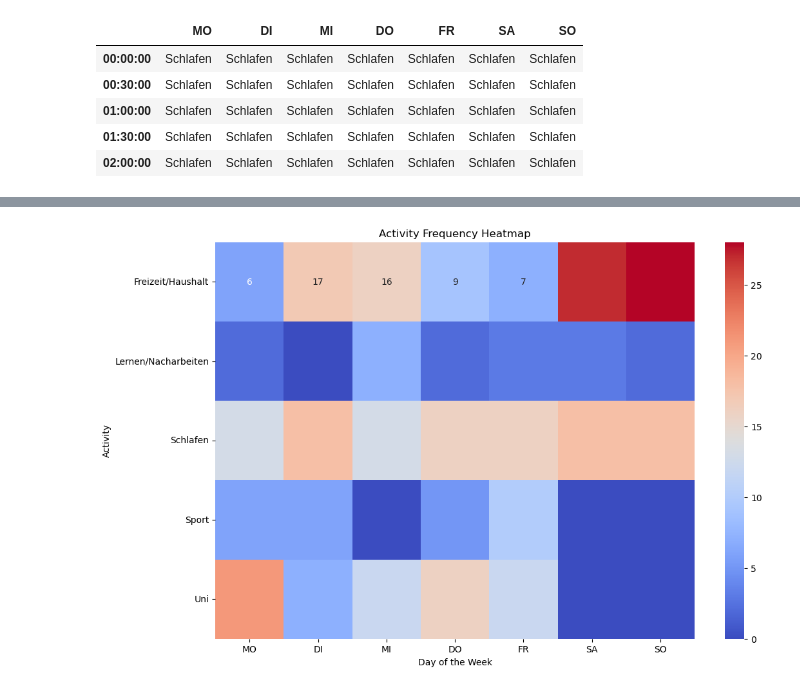
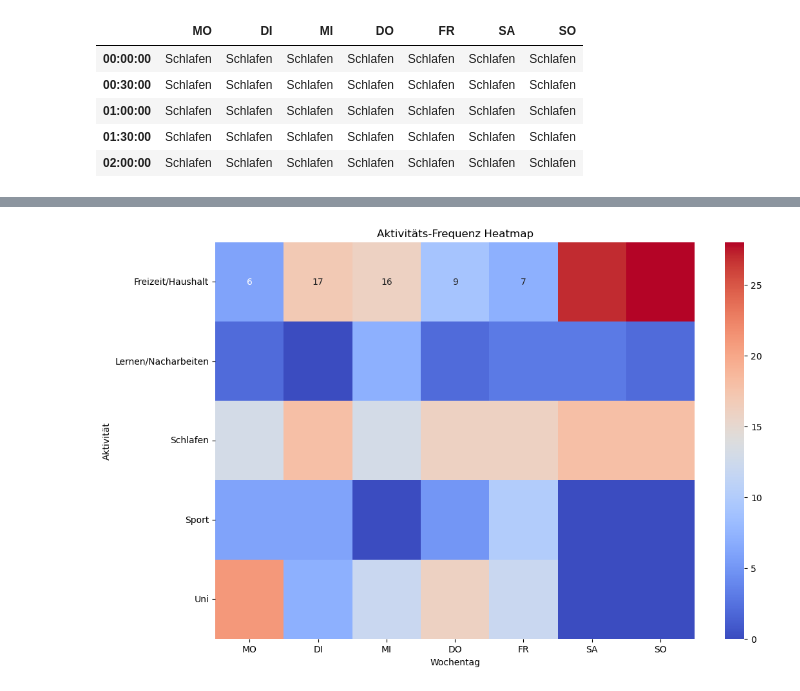
Before and after one commit to MarvinPahling/Time-Management-Analysis-Project, a Jupyter notebook: Zeiteinteilung.ipynb, the cells around one changed output, grey strips where cells are left out. Saved outputs shown, nothing was run; the diff lists cells and outputs as text; code cells hidden in the pictures.

```diff
--- a/Zeiteinteilung.ipynb
+++ b/Zeiteinteilung.ipynb
@@ -86,22 +86,18 @@ plt.show()
 # %%
-import pandas as pd
-import seaborn as sns
-import matplotlib.pyplot as plt
-
-# Assuming df is your DataFrame
 # Creating a new DataFrame for heatmap
 activity_counts = df.apply(pd.Series.value_counts).fillna(0)
 
 # Plotting the heatmap
+#Aspect Ratio
 plt.figure(figsize=(12, 8))
 sns.heatmap(activity_counts, annot=True, cmap='coolwarm')
-plt.title('Activity Frequency Heatmap')
-plt.xlabel('Day of the Week')
-plt.ylabel('Activity')
+plt.title('Aktivitäts-Frequenz Heatmap')
+plt.xlabel('Wochentag')
+plt.ylabel('Aktivität')
 
 # ajust the ending to fit your needed format (".png", ".jpg", ".svg")
 plt.savefig('headmap.svg')
 
 plt.show()
 # %% [output]
-[figure, old version]
+[figure, new version]
```
Also changed, not shown: parts of 3 cells of this notebook.
